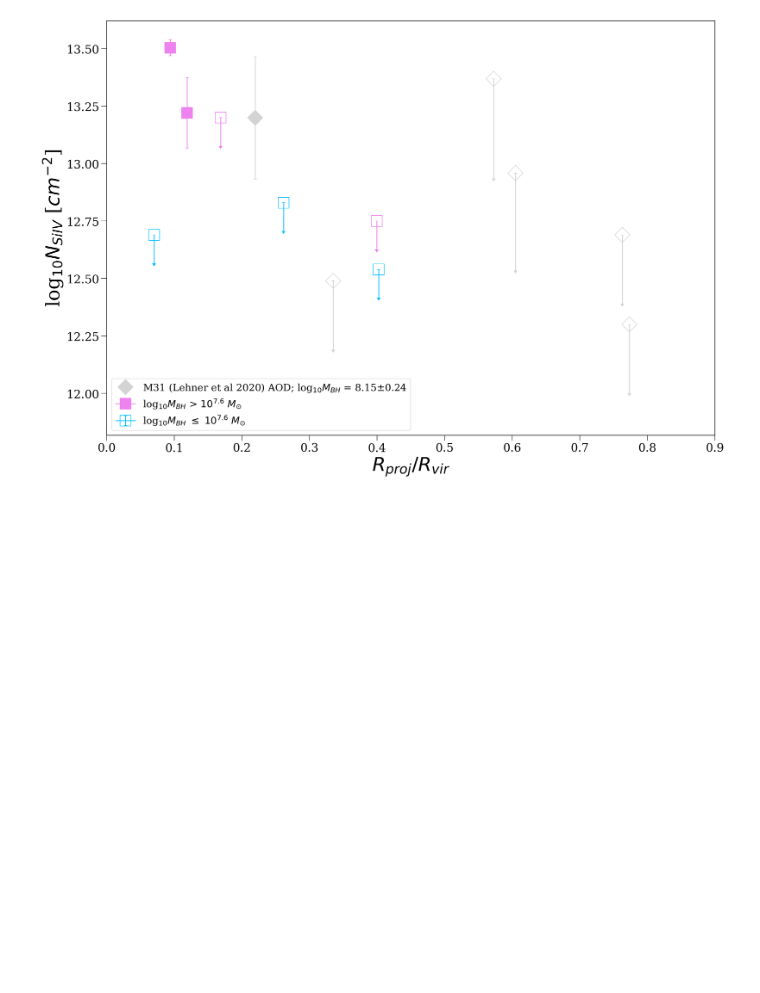
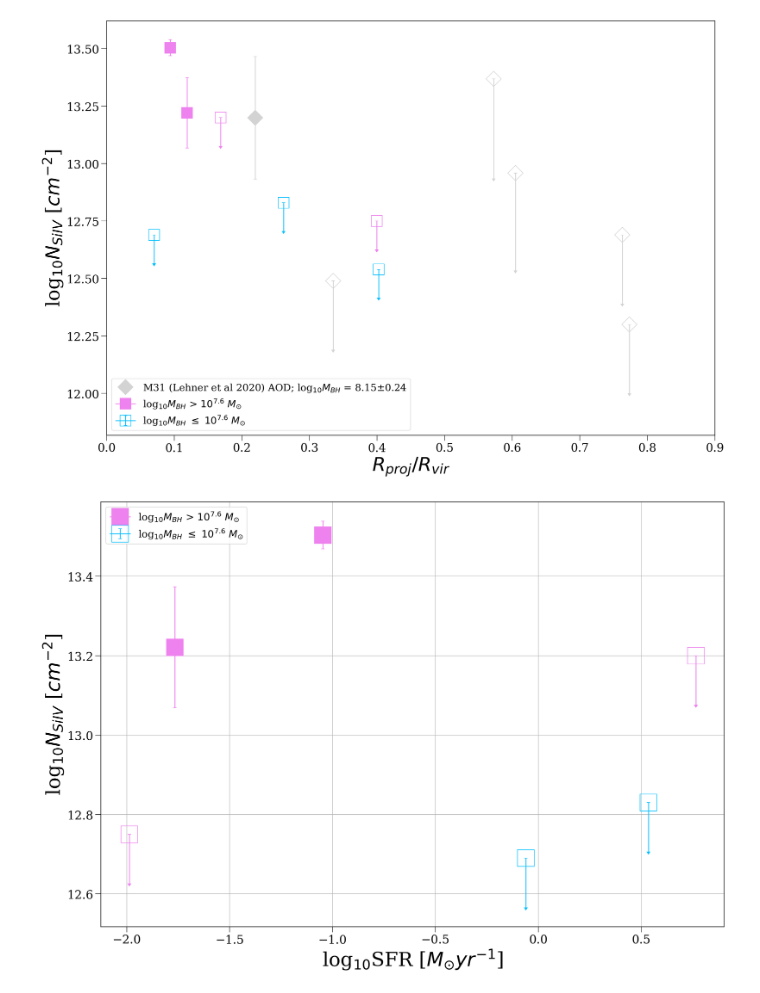
Before and after one commit to samlugarza/COS-Holes, a Jupyter notebook: veeper_and_voigt/COS-Holes_SiIV_Analysis.ipynb, the cells around one changed output. Drawn from its saved outputs; the diff is of its cells as text; code cells hidden in the pictures; blank space fills up the shorter version.

```diff
--- a/veeper_and_voigt/COS-Holes_SiIV_Analysis.ipynb
+++ b/veeper_and_voigt/COS-Holes_SiIV_Analysis.ipynb
@@ -560,0 +607,54 @@ plt.show()
+# %%
+##################################################################
+
+# COS-Holes DETECTIONS
+
+#####J1159 (two features)
+plt.errorbar (-1.767, np.log10(10**siiv_df_J1159['N'][2] + 10**siiv_df_J1159['N'][4]),
+              yerr=np.sqrt(siiv_df_J1159['sigN'][2]**2 + siiv_df_J1159['sigN'][4]**2), capsize = 3, c = 'violet',
+              marker="s", markersize=30)
+
+#####J1051 (two features)
+plt.errorbar(-1.047, siiv_df_J1051['N'][2], yerr= siiv_df_J1051['sigN'][2], capsize = 3, c = 'violet',
+             label = 'log$_{10}M_{BH}$ > $10^{7.6}$ $M_{\odot}$', marker="s", markersize=30)
+
+##################################################################
+
+#####  NON DETECTIONS
+
+###### J1101
+'''plt.errorbar(rproj[0]/rvir[0], siiv_uplims[0], yerr=siiv_df_J1159['sigN'][2], capsize = 3, c = 'deepskyblue',
+             label = 'log$_{10}M_{BH}$ $\leq$ $10^{7.6}$ $M_{\odot}$',
+             uplims=True, marker="s", mfc='none', markersize=20)'''
+
+#####J1249
+#SiIV
+plt.errorbar(-0.061, siiv_uplims[1], yerr=siiv_df_J1159['sigN'][2], uplims=True, capsize = 3, c = 'deepskyblue',
+             label = 'log$_{10}M_{BH}$ $\leq$ $10^{7.6}$ $M_{\odot}$', marker="s", mfc='none', markersize=30)
+
+#####J1123
+plt.errorbar(0.536, siiv_uplims[2], yerr=siiv_df_J1159['sigN'][2], uplims=True, capsize = 3, c = 'deepskyblue',
+             marker="s", mfc='none', markersize=30)
+
+###### J0246
+plt.errorbar(0.766, siiv_uplims[3], yerr=siiv_df_J1159['sigN'][2], uplims=True, capsize = 3, c = 'violet',
+             marker="s", mfc='none', markersize=30)
+
+#####J1235 - NGC 4564 (8)
+plt.errorbar (-1.988, siiv_uplims[4], yerr=siiv_df_J1159['sigN'][2], uplims=True, capsize = 3, c = 'violet',
+              marker="s",mfc='none',markersize=30)
+
+
+############# Si IV Upper Limit from singular archive galaxy UGC 6093 - 2E1058
+'''plt.errorbar (104.50348, 13.17, yerr=siiv_df_J1159['sigN'][2],uplims=True, c = 'deepskyblue',
+              marker="v",mfc='none',markersize=20, label = 'SiIV: 2E-1058; log$_{10}M_{BH}$ = 7.41')'''
+
+########################################################
+
+plt.xlabel ('log$_{10}$SFR [$M_{\odot} yr^{-1}$]')
+plt.ylabel ('log$_{10}N_{SiIV}$ [$cm^{-2}$]')
+plt.legend(loc=2)
+plt.grid(True)
+plt.show()
+# %% [output]
+[figure, added]
```
Also changed, not shown: parts of 2 cells of this notebook, 2 other files.
